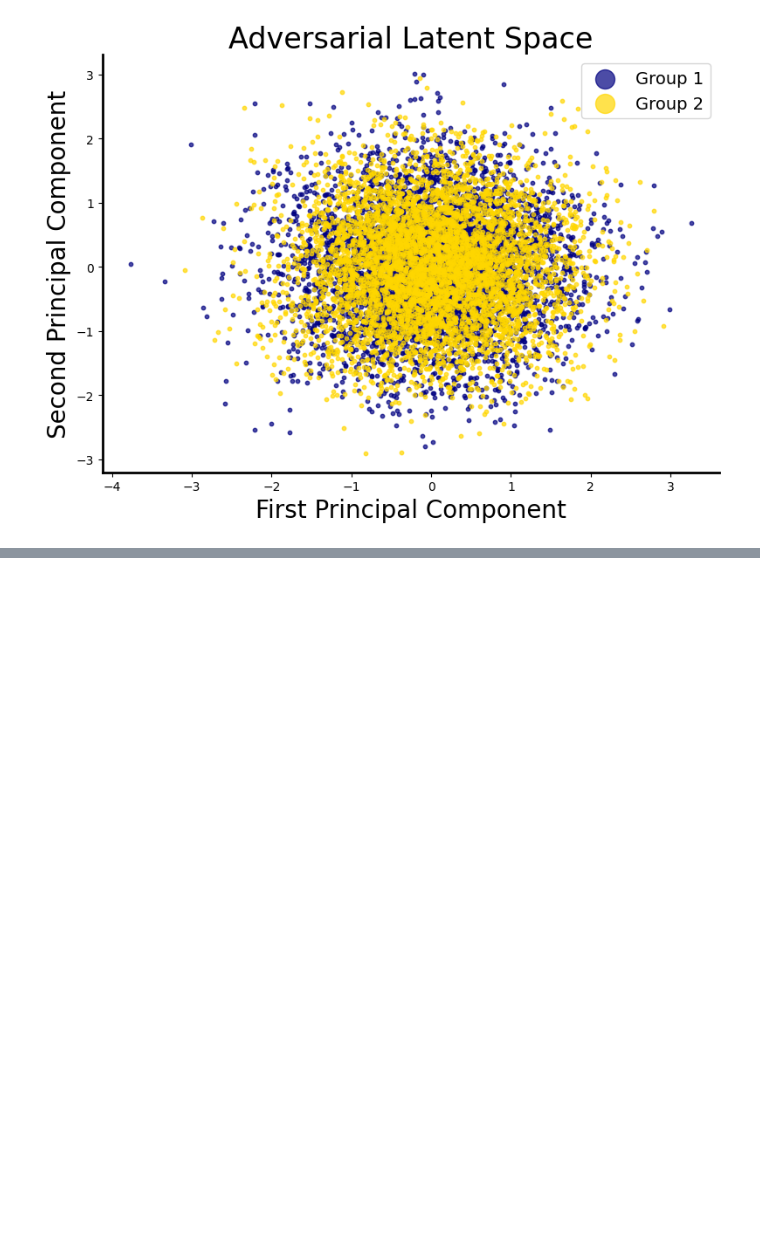
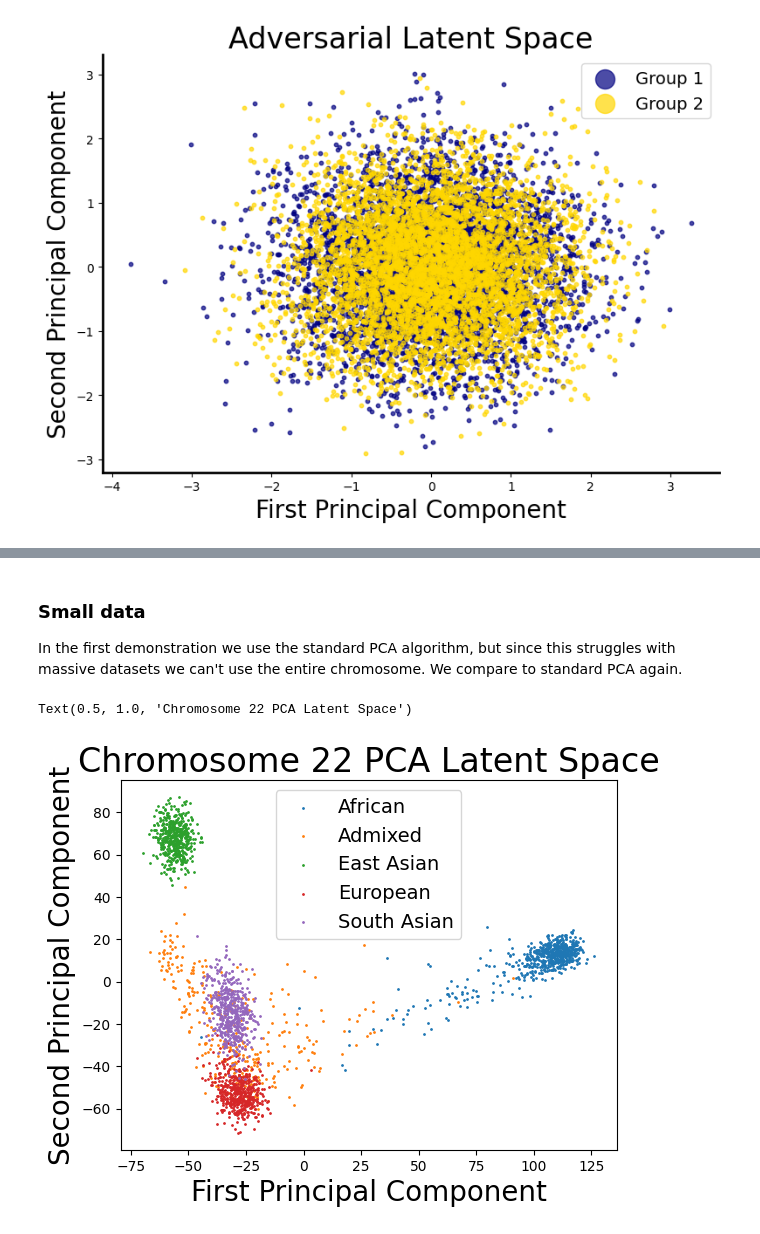
Before and after one commit to bystrogenomics/bystro, a Jupyter notebook: python/python/bystro/examples/Demo_Fair_PCA.ipynb, the cells around one changed output, grey strips where cells are left out. Cells and saved outputs as stored; diff of their text form; code cells hidden in the pictures; blank space fills up the shorter version.

```diff
--- a/python/python/bystro/examples/Demo_Fair_PCA.ipynb
+++ b/python/python/bystro/examples/Demo_Fair_PCA.ipynb
@@ -138,0 +176,27 @@ plot_pca_latent_space(S_adv,group_idx,title='Adversarial Latent Space')
+# %%
+maf = 0.05
+sums_dosage = np.mean(dosage_matrix,axis=1)
+dosage_subset = dosage_matrix[sums_dosage>maf].T
+# %% [markdown]
+### Small data
+In the first demonstration we use the standard PCA algorithm, but since this struggles with massive datasets we can't use the entire chromosome. We compare to standard PCA again.
+# %%
+dosage_subset = dosage_subset[:,:10000]
+# %%
+model_pca_chr22 = PCA(2)
+S_22_pca = model_pca_chr22.fit_transform(dosage_subset)
+# %%
+one_hot_integer = one_hot_encoder_based_on_samples(df_dosage.columns[1:],one_hot_df)
+# %%
+plt.scatter(S_22_pca[one_hot_integer[:,0]==1,0],S_22_pca[one_hot_integer[:,0]==1,1],s=1,label='African')
+plt.scatter(S_22_pca[one_hot_integer[:,1]==1,0],S_22_pca[one_hot_integer[:,1]==1,1],s=1,label='Admixed')
+plt.scatter(S_22_pca[one_hot_integer[:,2]==1,0],S_22_pca[one_hot_integer[:,2]==1,1],s=1,label='East Asian')
+plt.scatter(S_22_pca[one_hot_integer[:,3]==1,0],S_22_pca[one_hot_integer[:,3]==1,1],s=1,label='European')
+plt.scatter(S_22_pca[one_hot_integer[:,4]==1,0],S_22_pca[one_hot_integer[:,4]==1,1],s=1,label='South Asian')
+plt.legend(loc='upper center',fontsize=14)
+plt.xlabel('First Principal Component',fontsize=20)
+plt.ylabel('Second Principal Component',fontsize=20)
+plt.title('Chromosome 22 PCA Latent Space',fontsize=24)
+# %% [output]
+Text(0.5, 1.0, 'Chromosome 22 PCA Latent Space')
+[figure, added]
```
Also changed, not shown: parts of 22 cells of this notebook, 2 other files.
